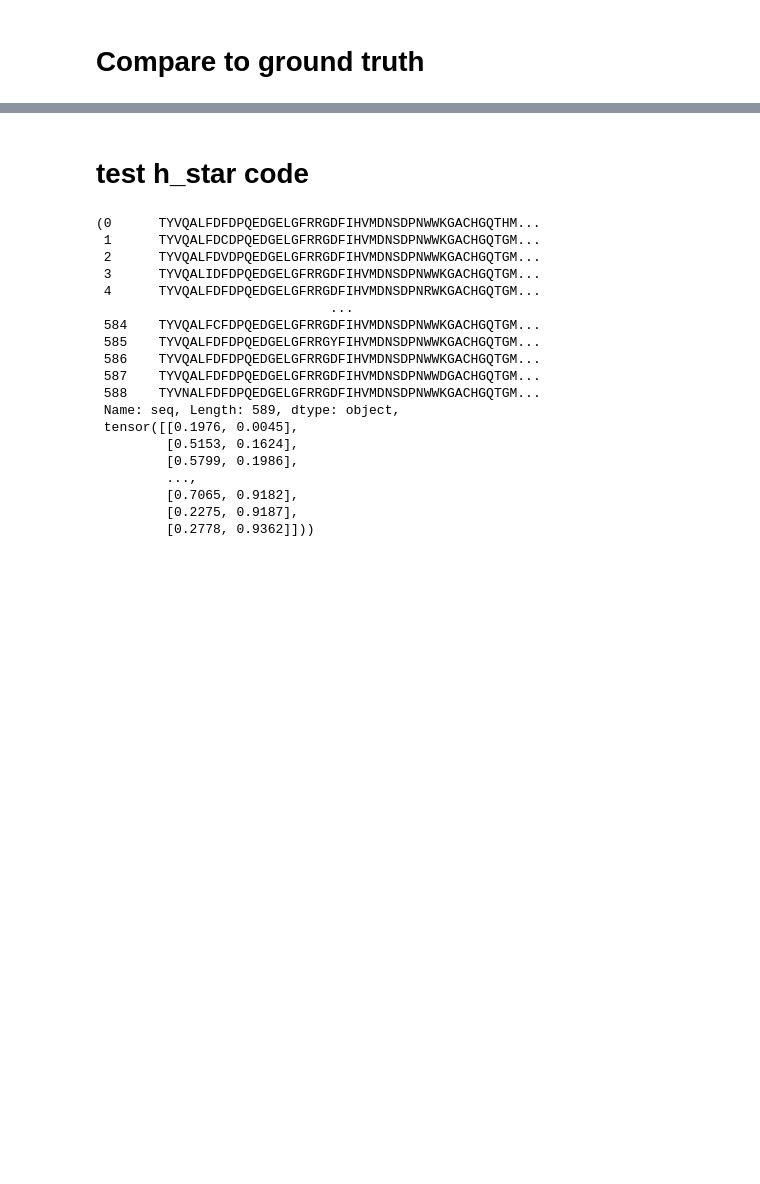
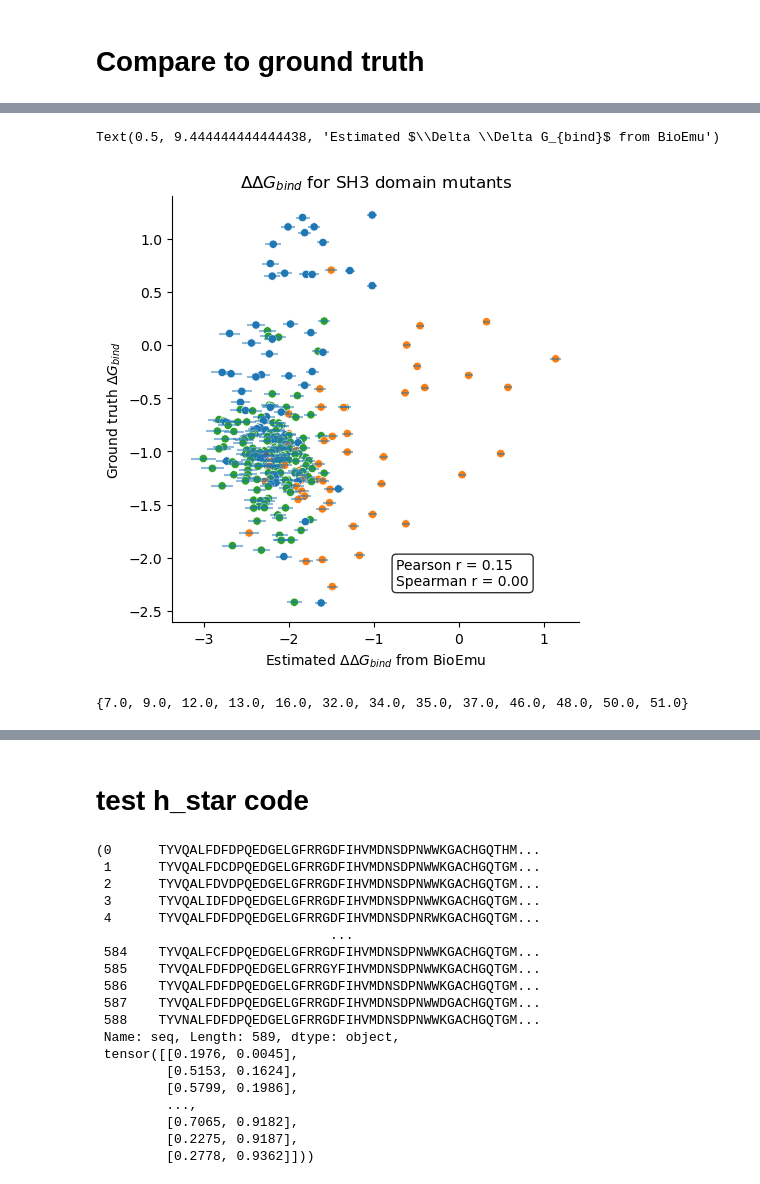
Before and after one commit to ddrichman/SE3Diff, a Jupyter notebook: observations.ipynb, the cells around one changed output, grey strips where cells are left out. Drawn from its saved outputs; the diff is of its cells as text; code cells hidden in the pictures; blank space fills up the shorter version.

```diff
--- a/observations.ipynb
+++ b/observations.ipynb
@@ -174,0 +224,18 @@ Text(0.5, 1.0, 'binding ddg change')
+# %%
+
+g = sns.relplot(combined_df, y='b_dg_pred', x='dg_binding_est', hue='Pos_class', legend=False)
+#sns.move_legend(g, 'upper right', bbox_to_anchor=(.75, .97))
+g.ax.errorbar( combined_df['dg_binding_est'], combined_df['b_dg_pred'], xerr=combined_df['dg_binding_err'], fmt='none', alpha=0.5)
+pearson_r = scipy.stats.pearsonr(combined_df['b_dg_pred'], combined_df['dg_binding_est'])[0]
+spearman_r = scipy.stats.spearmanr(combined_df['b_dg_pred'], combined_df['dg_binding_est'])[0]
+g.ax.text(0.55, 0.15, f'Pearson r = {pearson_r:.2f}\nSpearman r = {spearman_r:.2f}', transform=g.ax.transAxes, verticalalignment='top', bbox=dict(boxstyle='round', facecolor='white', alpha=0.8))
+plt.title(r'$\Delta \Delta G_{bind}$ for SH3 domain mutants')
+plt.ylabel(r'Ground truth $\Delta G_{bind}$')
+plt.xlabel(r'Estimated $\Delta \Delta G_{bind}$ from BioEmu')
+# %% [output]
+Text(0.5, 9.444444444444438, 'Estimated $\\Delta \\Delta G_{bind}$ from BioEmu')
+[figure, added]
+# %%
+set(combined_df[combined_df['Pos_class'] == 'binding_interface'].Pos)
+# %% [output]
+{7.0, 9.0, 12.0, 13.0, 16.0, 32.0, 34.0, 35.0, 37.0, 46.0, 48.0, 50.0, 51.0}
```
Also changed, not shown: parts of 21 cells of this notebook, 7 other files.
